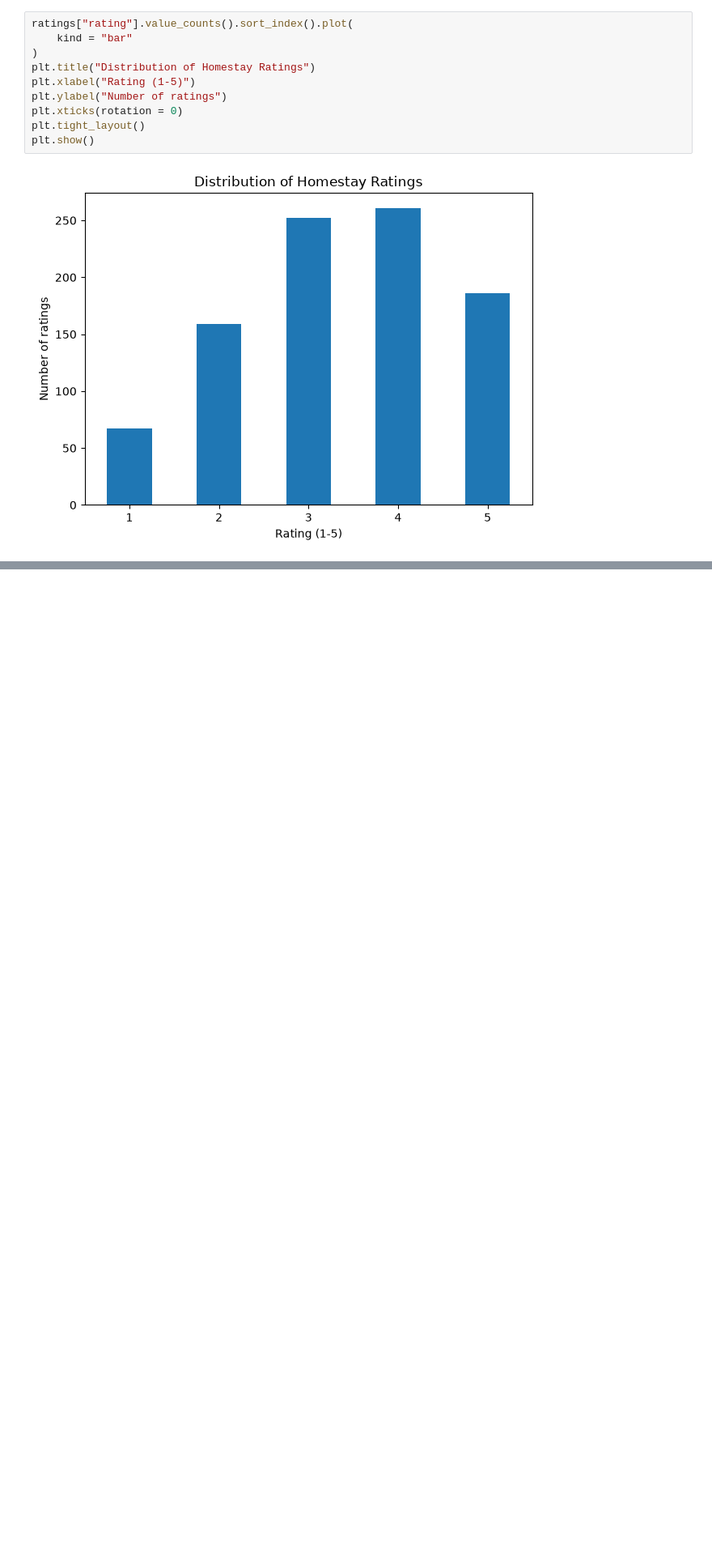
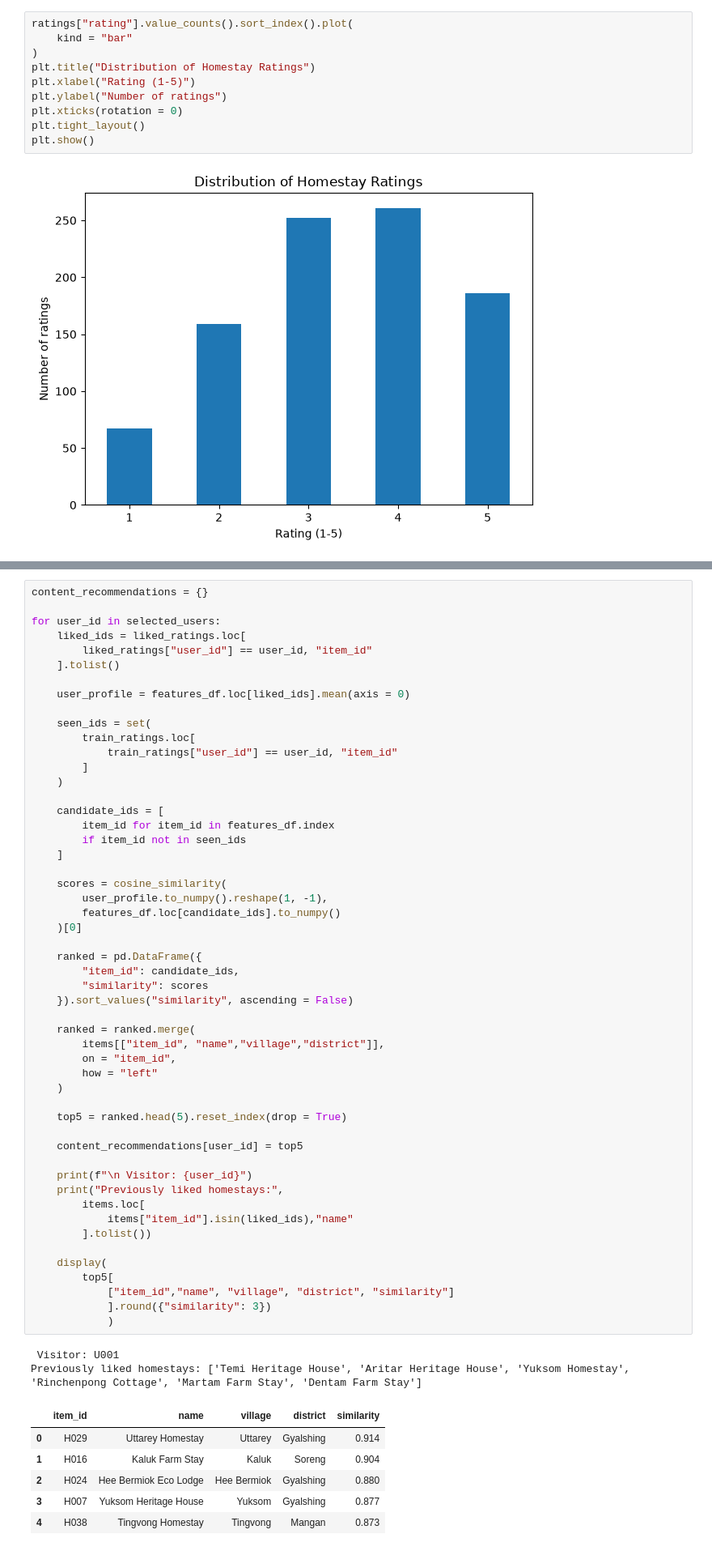
Before and after one commit to Xiao-Yan19/Homestay_Recommender_Project, a Jupyter notebook: main.ipynb, the cells around one changed output, grey strips where cells are left out. Shown at 81% size. Drawn from its saved outputs; the diff is of its cells as text; blank space fills up the shorter version.

```diff
--- a/main.ipynb
+++ b/main.ipynb
@@ -103,0 +215,61 @@ plt.show()
+# %%
+content_recommendations = {}
+
+for user_id in selected_users:
+    liked_ids = liked_ratings.loc[
+        liked_ratings["user_id"] == user_id, "item_id"
+    ].tolist()
+
+    user_profile = features_df.loc[liked_ids].mean(axis = 0)
+
+    seen_ids = set(
+        train_ratings.loc[
+            train_ratings["user_id"] == user_id, "item_id"
+        ]
+    )
+
+    candidate_ids = [
+        item_id for item_id in features_df.index
+        if item_id not in seen_ids
+    ]
+
+    scores = cosine_similarity(
+        user_profile.to_numpy().reshape(1, -1),
+        features_df.loc[candidate_ids].to_numpy()
+    )[0]
+
+    ranked = pd.DataFrame({
+        "item_id": candidate_ids,
+        "similarity": scores
+    }).sort_values("similarity", ascending = False)
+
+    ranked = ranked.merge(
+        items[["item_id", "name","village","district"]],
+        on = "item_id",
+        how = "left"
+    )
+
+    top5 = ranked.head(5).reset_index(drop = True)
+
+    content_recommendations[user_id] = top5
+
+    print(f"\n Visitor: {user_id}")
+    print("Previously liked homestays:",
+        items.loc[
+            items["item_id"].isin(liked_ids),"name"
+        ].tolist())
+
+    display(
+        top5[
+            ["item_id","name", "village", "district", "similarity"]
+            ].round({"similarity": 3})
+            )
+# %% [output]
+ Visitor: U001
+Previously liked homestays: ['Temi Heritage House', 'Aritar Heritage House', 'Yuksom Homestay', 'Rinchenpong Cottage', 'Martam Farm Stay', 'Dentam Farm Stay']
+|  | item_id | name | village | district | similarity |
+| 0 | H029 | Uttarey Homestay | Uttarey | Gyalshing | 0.914 |
+| 1 | H016 | Kaluk Farm Stay | Kaluk | Soreng | 0.904 |
+| 2 | H024 | Hee Bermiok Eco Lodge | Hee Bermiok | Gyalshing | 0.880 |
+| 3 | H007 | Yuksom Heritage House | Yuksom | Gyalshing | 0.877 |
+| 4 | H038 | Tingvong Homestay | Tingvong | Mangan | 0.873 |
```
Also changed, not shown: parts of 21 cells of this notebook.
